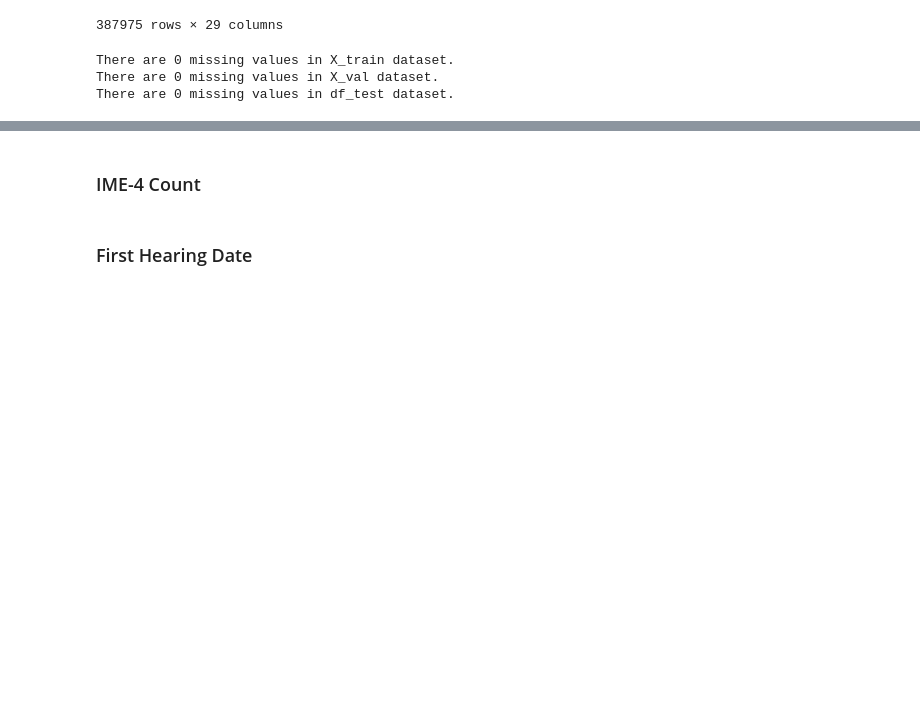
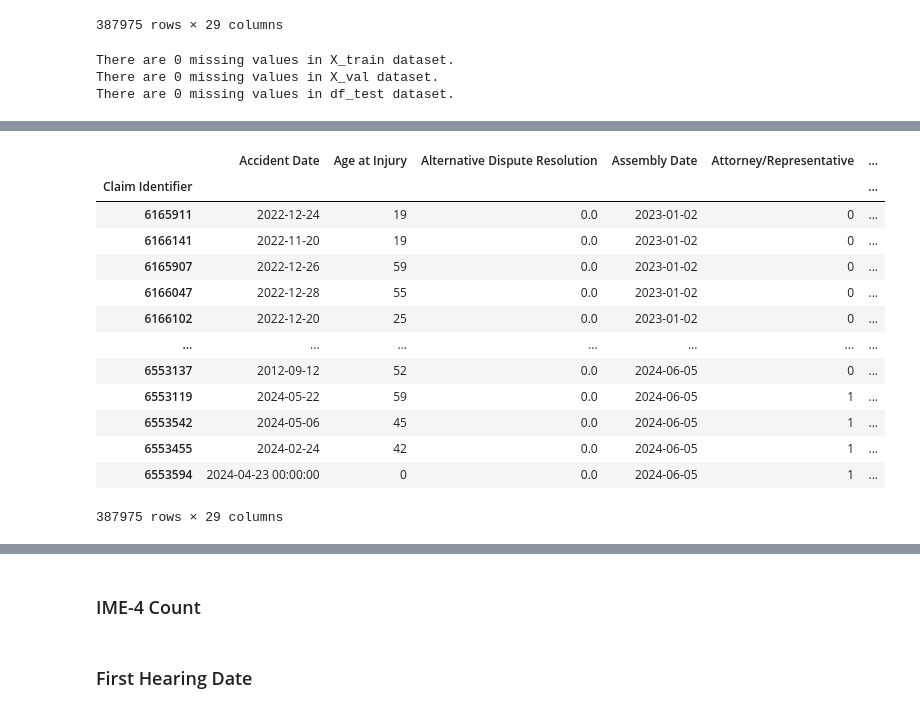
Before and after one commit to JoaoDargent/ML-Project, a Jupyter notebook: 2.DataPreprocess_Knn.ipynb, the cells around one changed output, grey strips where cells are left out. Drawn from its saved outputs; the diff is of its cells as text; code cells hidden in the pictures; blank space fills up the shorter version.

```diff
--- a/2.DataPreprocess_Knn.ipynb
+++ b/2.DataPreprocess_Knn.ipynb
@@ -1930,0 +2025,19 @@ There are 0 missing values in df_test dataset.
+# %%
+imputer_function(X_train, X_train, 'Medical Fee Region', ['County of Injury', 'Zip Code'])
+imputer_function(X_train, X_val, 'Medical Fee Region', ['County of Injury', 'Zip Code'])
+imputer_function(X_train, df_test, 'Medical Fee Region', ['County of Injury', 'Zip Code'])
+# %% [output]
+|  | Accident Date | Age at Injury | Alternative Dispute Resolution | Assembly Date | Attorney/Representative | ... |
+| Claim Identifier |  |  |  |  |  | ... |
+| 6165911 | 2022-12-24 | 19 | 0.0 | 2023-01-02 | 0 | ... |
+| 6166141 | 2022-11-20 | 19 | 0.0 | 2023-01-02 | 0 | ... |
+| 6165907 | 2022-12-26 | 59 | 0.0 | 2023-01-02 | 0 | ... |
+| 6166047 | 2022-12-28 | 55 | 0.0 | 2023-01-02 | 0 | ... |
+| 6166102 | 2022-12-20 | 25 | 0.0 | 2023-01-02 | 0 | ... |
+| ... | ... | ... | ... | ... | ... | ... |
+| 6553137 | 2012-09-12 | 52 | 0.0 | 2024-06-05 | 0 | ... |
+| 6553119 | 2024-05-22 | 59 | 0.0 | 2024-06-05 | 1 | ... |
+| 6553542 | 2024-05-06 | 45 | 0.0 | 2024-06-05 | 1 | ... |
+| 6553455 | 2024-02-24 | 42 | 0.0 | 2024-06-05 | 1 | ... |
+| 6553594 | 2024-04-23 00:00:00 | 0 | 0.0 | 2024-06-05 | 1 | ... |
+387975 rows × 29 columns
```
Also changed, not shown: parts of 80 cells of this notebook, 4 other files.
